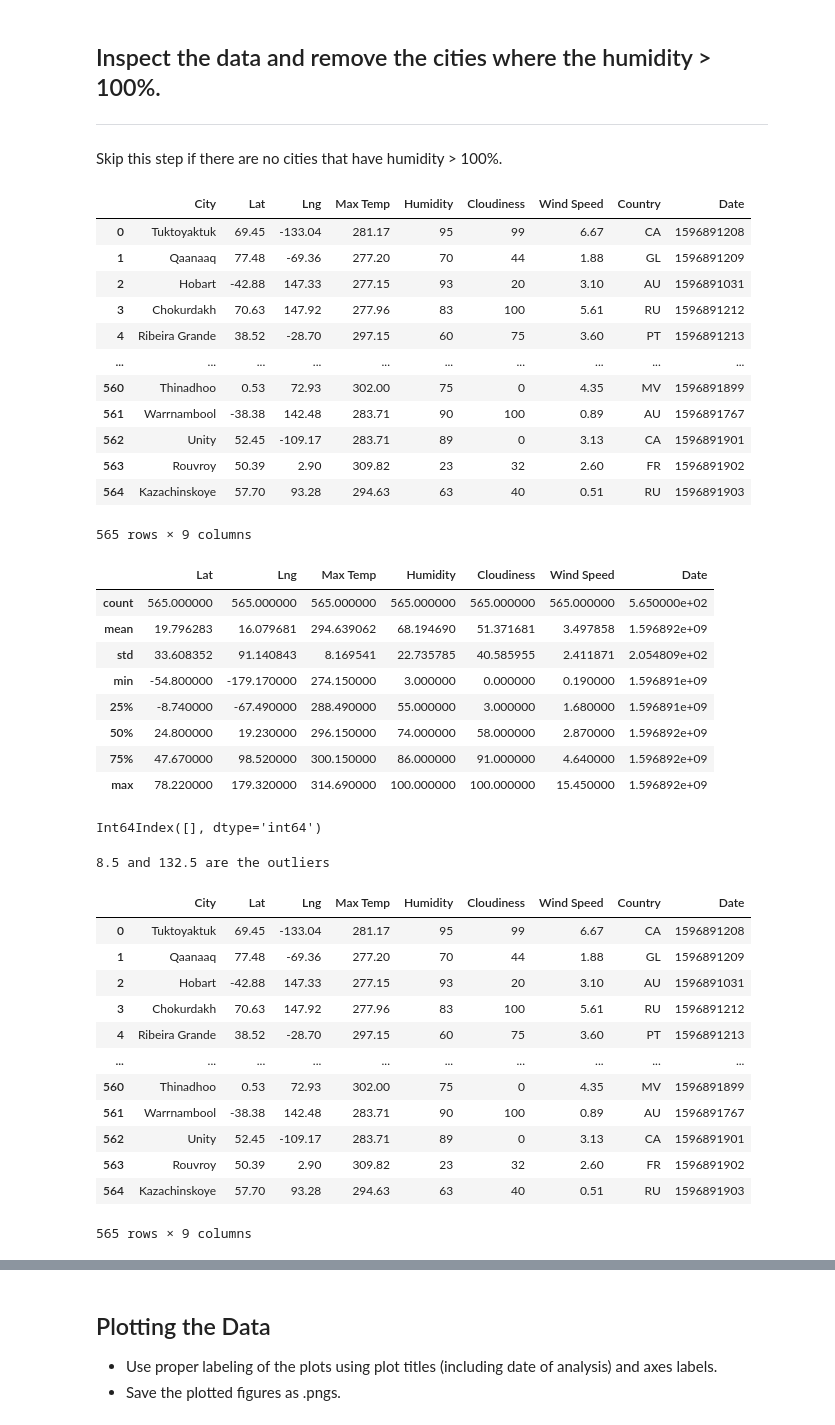
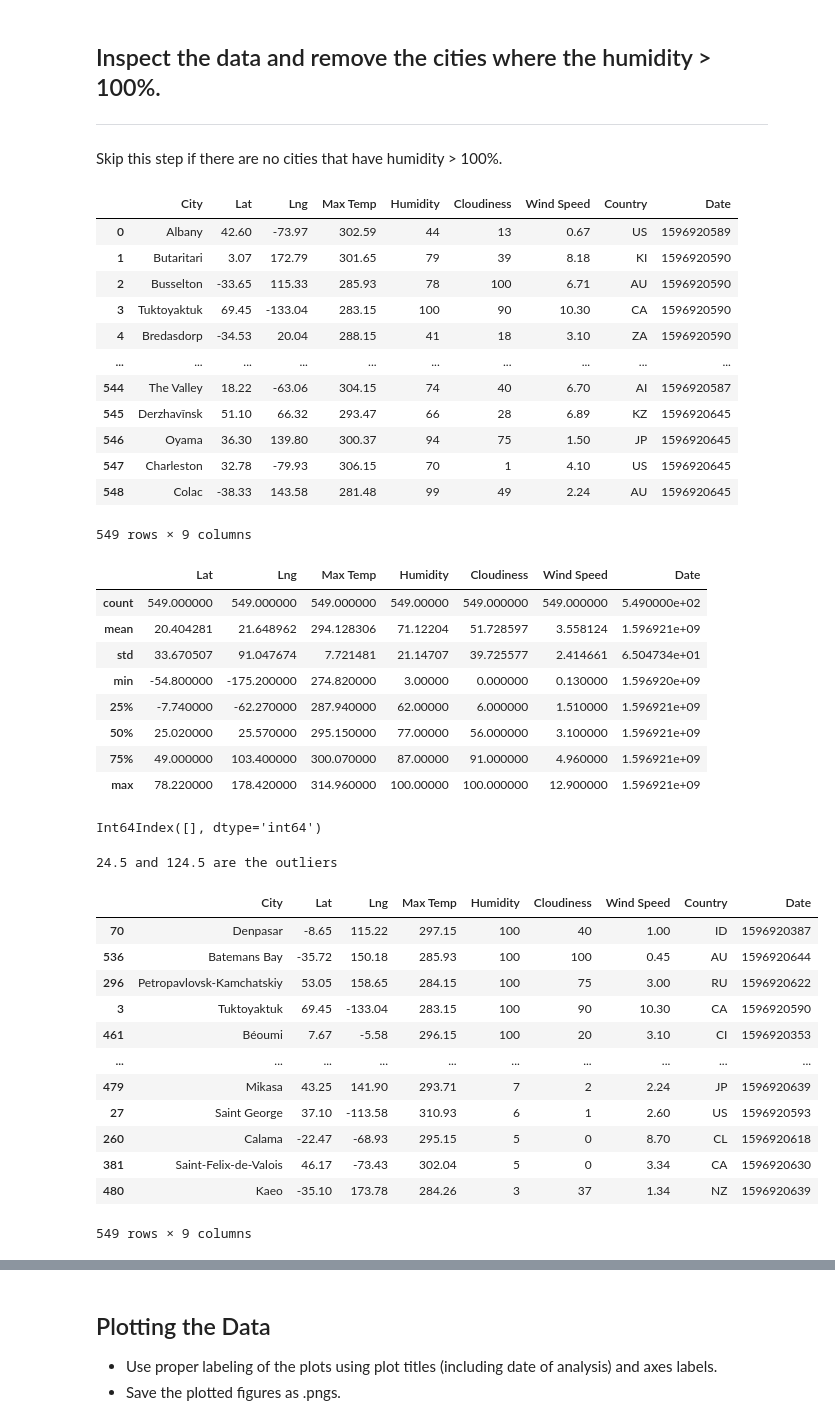
Before and after one commit to temidolan/Python-Application-Program-Interface, a Jupyter notebook: 06-Python-APIs/Instructions/starter_code/WeatherPy.ipynb, the cells around one changed output, grey strips where cells are left out. Cells and saved outputs as stored; diff of their text form; code cells hidden in the pictures.

```diff
--- a/06-Python-APIs/Instructions/starter_code/WeatherPy.ipynb
+++ b/06-Python-APIs/Instructions/starter_code/WeatherPy.ipynb
@@ -77,7 +77,7 @@ print(f"------------------------")
 
 for city in cities:
     try:
-        time.sleep(1)
+        #time.sleep(1)
 
         response=requests.get(query_url +city)
         json_response=response.json()
@@ -156,30 +156,30 @@ new_weather2_df=new_weather_df.loc[new_weather_df["Humidity"]<=100]
 new_weather2_df
 # %% [output]
 |  | City | Lat | Lng | Max Temp | Humidity | Cloudiness | Wind Speed | Country | Date |
-| 0 | Tuktoyaktuk | 69.45 | -133.04 | 281.17 | 95 | 99 | 6.67 | CA | 1596891208 |
-| 1 | Qaanaaq | 77.48 | -69.36 | 277.20 | 70 | 44 | 1.88 | GL | 1596891209 |
-| 2 | Hobart | -42.88 | 147.33 | 277.15 | 93 | 20 | 3.10 | AU | 1596891031 |
-| 3 | Chokurdakh | 70.63 | 147.92 | 277.96 | 83 | 100 | 5.61 | RU | 1596891212 |
-| 4 | Ribeira Grande | 38.52 | -28.70 | 297.15 | 60 | 75 | 3.60 | PT | 1596891213 |
+| 0 | Albany | 42.60 | -73.97 | 302.59 | 44 | 13 | 0.67 | US | 1596920589 |
+| 1 | Butaritari | 3.07 | 172.79 | 301.65 | 79 | 39 | 8.18 | KI | 1596920590 |
+| 2 | Busselton | -33.65 | 115.33 | 285.93 | 78 | 100 | 6.71 | AU | 1596920590 |
+| 3 | Tuktoyaktuk | 69.45 | -133.04 | 283.15 | 100 | 90 | 10.30 | CA | 1596920590 |
+| 4 | Bredasdorp | -34.53 | 20.04 | 288.15 | 41 | 18 | 3.10 | ZA | 1596920590 |
 | ... | ... | ... | ... | ... | ... | ... | ... | ... | ... |
-| 560 | Thinadhoo | 0.53 | 72.93 | 302.00 | 75 | 0 | 4.35 | MV | 1596891899 |
-| 561 | Warrnambool | -38.38 | 142.48 | 283.71 | 90 | 100 | 0.89 | AU | 1596891767 |
-| 562 | Unity | 52.45 | -109.17 | 283.71 | 89 | 0 | 3.13 | CA | 1596891901 |
-| 563 | Rouvroy | 50.39 | 2.90 | 309.82 | 23 | 32 | 2.60 | FR | 1596891902 |
-| 564 | Kazachinskoye | 57.70 | 93.28 | 294.63 | 63 | 40 | 0.51 | RU | 1596891903 |
+| 544 | The Valley | 18.22 | -63.06 | 304.15 | 74 | 40 | 6.70 | AI | 1596920587 |
+| 545 | Derzhavīnsk | 51.10 | 66.32 | 293.47 | 66 | 28 | 6.89 | KZ | 1596920645 |
+| 546 | Oyama | 36.30 | 139.80 | 300.37 | 94 | 75 | 1.50 | JP | 1596920645 |
+| 547 | Charleston | 32.78 | -79.93 | 306.15 | 70 | 1 | 4.10 | US | 1596920645 |
+| 548 | Colac | -38.33 | 143.58 | 281.48 | 99 | 49 | 2.24 | AU | 1596920645 |
-565 rows × 9 columns
+549 rows × 9 columns
 # %%
 new_weather2_df.describe()
 # %% [output]
 |  | Lat | Lng | Max Temp | Humidity | Cloudiness | Wind Speed | Date |
-| count | 565.000000 | 565.000000 | 565.000000 | 565.000000 | 565.000000 | 565.000000 | 5.650000e+02 |
-| mean | 19.796283 | 16.079681 | 294.639062 | 68.194690 | 51.371681 | 3.497858 | 1.596892e+09 |
-| std | 33.608352 | 91.140843 | 8.169541 | 22.735785 | 40.585955 | 2.411871 | 2.054809e+02 |
-| min | -54.800000 | -179.170000 | 274.150000 | 3.000000 | 0.000000 | 0.190000 | 1.596891e+09 |
-| 25% | -8.740000 | -67.490000 | 288.490000 | 55.000000 | 3.000000 | 1.680000 | 1.596891e+09 |
-| 50% | 24.800000 | 19.230000 | 296.150000 | 74.000000 | 58.000000 | 2.870000 | 1.596892e+09 |
-| 75% | 47.670000 | 98.520000 | 300.150000 | 86.000000 | 91.000000 | 4.640000 | 1.596892e+09 |
-| max | 78.220000 | 179.320000 | 314.690000 | 100.000000 | 100.000000 | 15.450000 | 1.596892e+09 |
+| count | 549.000000 | 549.000000 | 549.000000 | 549.00000 | 549.000000 | 549.000000 | 5.490000e+02 |
+| mean | 20.404281 | 21.648962 | 294.128306 | 71.12204 | 51.728597 | 3.558124 | 1.596921e+09 |
+| std | 33.670507 | 91.047674 | 7.721481 | 21.14707 | 39.725577 | 2.414661 | 6.504734e+01 |
+| min | -54.800000 | -175.200000 | 274.820000 | 3.00000 | 0.000000 | 0.130000 | 1.596920e+09 |
+| 25% | -7.740000 | -62.270000 | 287.940000 | 62.00000 | 6.000000 | 1.510000 | 1.596921e+09 |
+| 50% | 25.020000 | 25.570000 | 295.150000 | 77.00000 | 56.000000 | 3.100000 | 1.596921e+09 |
+| 75% | 49.000000 | 103.400000 | 300.070000 | 87.00000 | 91.000000 | 4.960000 | 1.596921e+09 |
+| max | 78.220000 | 178.420000 | 314.960000 | 100.00000 | 100.000000 | 12.900000 | 1.596921e+09 |
 # %%
 #  Get the indices of cities that have humidity over 100%.
 cities_indicies=new_weather_df.loc[new_weather_df["Humidity"]>100].index
@@ -189,39 +189,40 @@ Int64Index([], dtype='int64')
 # %%
 # Make a new DataFrame equal to the city data to drop all humidity outliers by index.
 # Passing "inplace=False" will make a copy of the city_data DataFrame, which we call "clean_city_data".
 
 
 humidity_out=new_weather_df["Humidity"]
 humidity_out
 quartiles= humidity_out.quantile([.25,.5,.75])
 lowerquartile=quartiles[0.25]
 upperquartile=quartiles[0.75]
 iqr=upperquartile-lowerquartile
 #Determine the outlier using the upper and lower bound
 humidity_lower_bound=lowerquartile - (1.5*iqr)
 humidity_upper_bound=upperquartile + (1.5*iqr)
 print(f"{humidity_lower_bound} and {humidity_upper_bound} are the outliers")
 
 outliers_indexes=new_weather_df.loc[(new_weather_df["Humidity"]<humidity_lower_bound) & (new_weather_df["Humidity"]>humidity_upper_bound)].index
 outliers_indexes
 
 
 
 clean_city_data = new_weather_df.drop(outliers_indexes, inplace=False)
-clean_city_data
+fresh_data=clean_city_data.sort_values("Humidity", ascending=False)
+fresh_data
 # %% [output]
-8.5 and 132.5 are the outliers
+24.5 and 124.5 are the outliers
 |  | City | Lat | Lng | Max Temp | Humidity | Cloudiness | Wind Speed | Country | Date |
-| 0 | Tuktoyaktuk | 69.45 | -133.04 | 281.17 | 95 | 99 | 6.67 | CA | 1596891208 |
-| 1 | Qaanaaq | 77.48 | -69.36 | 277.20 | 70 | 44 | 1.88 | GL | 1596891209 |
-| 2 | Hobart | -42.88 | 147.33 | 277.15 | 93 | 20 | 3.10 | AU | 1596891031 |
-| 3 | Chokurdakh | 70.63 | 147.92 | 277.96 | 83 | 100 | 5.61 | RU | 1596891212 |
-| 4 | Ribeira Grande | 38.52 | -28.70 | 297.15 | 60 | 75 | 3.60 | PT | 1596891213 |
+| 70 | Denpasar | -8.65 | 115.22 | 297.15 | 100 | 40 | 1.00 | ID | 1596920387 |
+| 536 | Batemans Bay | -35.72 | 150.18 | 285.93 | 100 | 100 | 0.45 | AU | 1596920644 |
+| 296 | Petropavlovsk-Kamchatskiy | 53.05 | 158.65 | 284.15 | 100 | 75 | 3.00 | RU | 1596920622 |
+| 3 | Tuktoyaktuk | 69.45 | -133.04 | 283.15 | 100 | 90 | 10.30 | CA | 1596920590 |
+| 461 | Béoumi | 7.67 | -5.58 | 296.15 | 100 | 20 | 3.10 | CI | 1596920353 |
 | ... | ... | ... | ... | ... | ... | ... | ... | ... | ... |
-| 560 | Thinadhoo | 0.53 | 72.93 | 302.00 | 75 | 0 | 4.35 | MV | 1596891899 |
-| 561 | Warrnambool | -38.38 | 142.48 | 283.71 | 90 | 100 | 0.89 | AU | 1596891767 |
-| 562 | Unity | 52.45 | -109.17 | 283.71 | 89 | 0 | 3.13 | CA | 1596891901 |
-| 563 | Rouvroy | 50.39 | 2.90 | 309.82 | 23 | 32 | 2.60 | FR | 1596891902 |
-| 564 | Kazachinskoye | 57.70 | 93.28 | 294.63 | 63 | 40 | 0.51 | RU | 1596891903 |
+| 479 | Mikasa | 43.25 | 141.90 | 293.71 | 7 | 2 | 2.24 | JP | 1596920639 |
+| 27 | Saint George | 37.10 | -113.58 | 310.93 | 6 | 1 | 2.60 | US | 1596920593 |
+| 260 | Calama | -22.47 | -68.93 | 295.15 | 5 | 0 | 8.70 | CL | 1596920618 |
+| 381 | Saint-Felix-de-Valois | 46.17 | -73.43 | 302.04 | 5 | 0 | 3.34 | CA | 1596920630 |
+| 480 | Kaeo | -35.10 | 173.78 | 284.26 | 3 | 37 | 1.34 | NZ | 1596920639 |
-565 rows × 9 columns
+549 rows × 9 columns
 # %%
```
Also changed, not shown: parts of 25 cells of this notebook, 14 other files.
